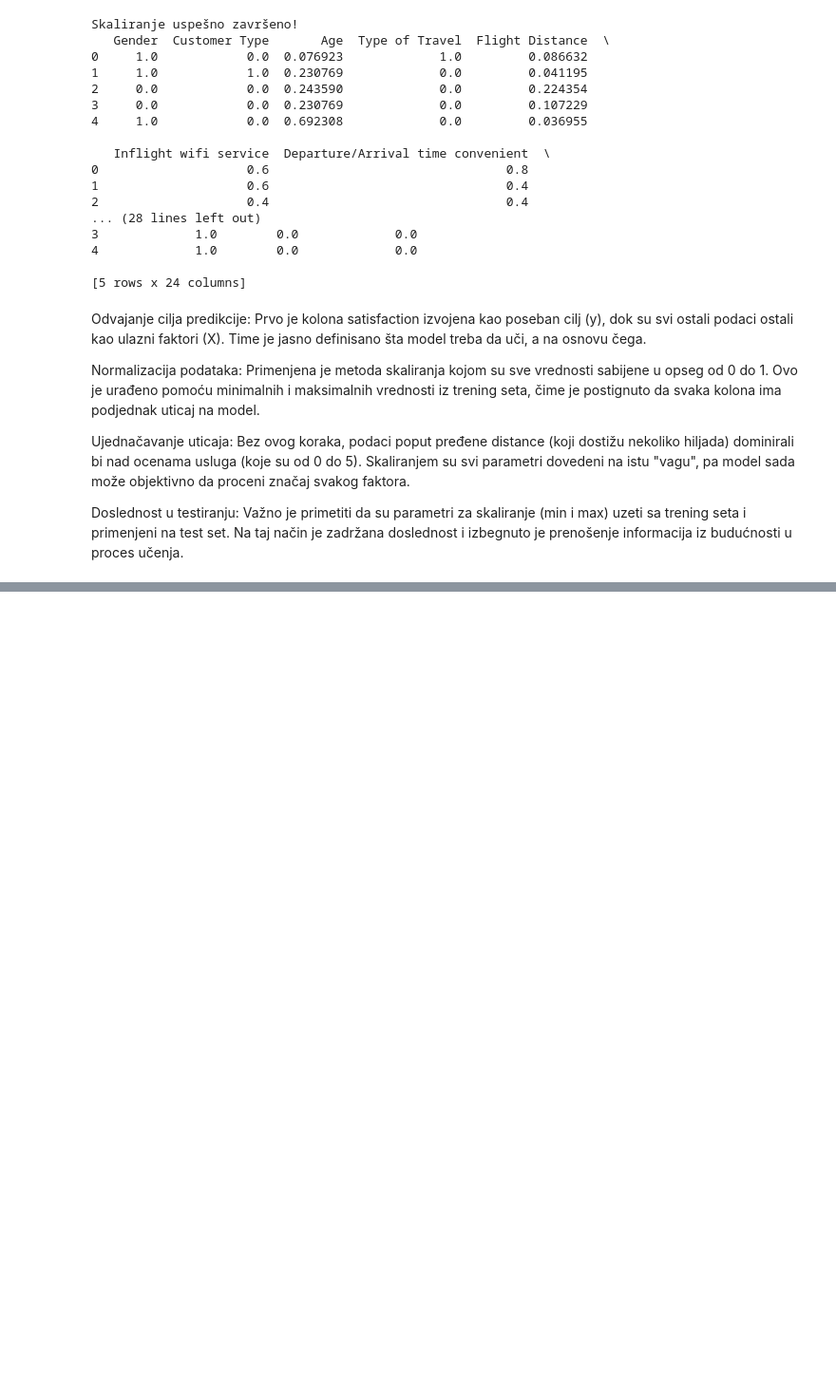
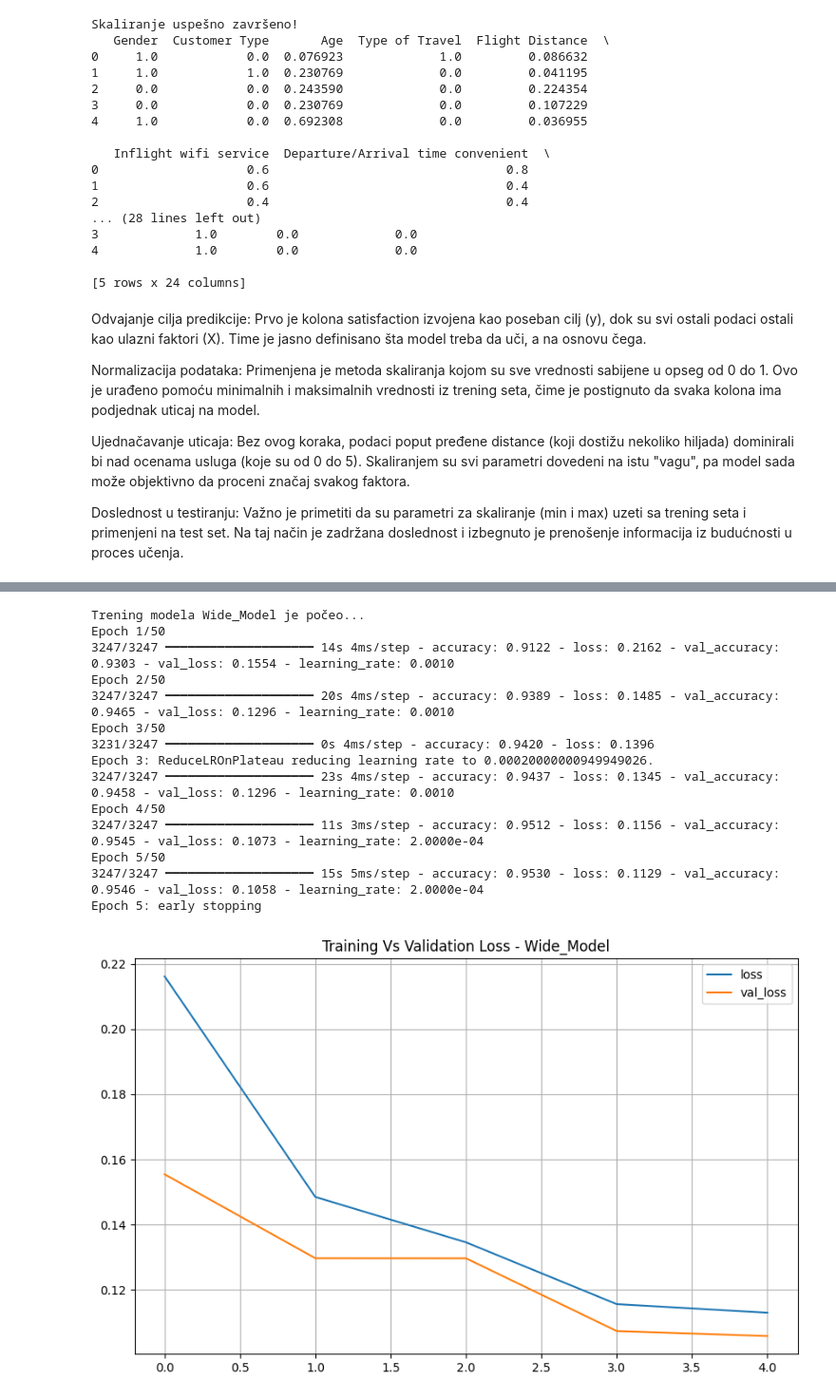
Before and after one commit to mekfluri/Neural-Networks, a Jupyter notebook: notebooks/notebook.ipynb, the cells around one changed output, grey strips where cells are left out. Shown at 95% size. Cells and saved outputs as stored; diff of their text form; code cells hidden in the pictures; blank space fills up the shorter version.

```diff
--- a/notebooks/notebook.ipynb
+++ b/notebooks/notebook.ipynb
@@ -271,0 +370,35 @@ Deep Model je definitivno najbolji izbor za ovaj projekat. On postiže najvišu
+# %%
+model = model_wide
+
+print(f"Trening modela {model.name} je počeo...")
+
+history_wide = model.fit(
+    x=X_train_scaled,
+    y=y_train,
+    epochs=50,
+    validation_data=(X_test_scaled, y_test),
+    callbacks=[early_stop, reduce_lr],
+    verbose=1
+)
+
+loss_df_wide = pd.DataFrame(history_wide.history)
+loss_df_wide.loc[:, ['loss', 'val_loss']].plot(figsize=(10, 6))
+plt.title(f'Training Vs Validation Loss - {model.name}')
+plt.grid(True)
+plt.show()
+# %% [output]
+Trening modela Wide_Model je počeo...
+Epoch 1/50
+3247/3247 ━━━━━━━━━━━━━━━━━━━━ 14s 4ms/step - accuracy: 0.9122 - loss: 0.2162 - val_accuracy: 0.9303 - val_loss: 0.1554 - learning_rate: 0.0010
+Epoch 2/50
+3247/3247 ━━━━━━━━━━━━━━━━━━━━ 20s 4ms/step - accuracy: 0.9389 - loss: 0.1485 - val_accuracy: 0.9465 - val_loss: 0.1296 - learning_rate: 0.0010
+Epoch 3/50
+3231/3247 ━━━━━━━━━━━━━━━━━━━━ 0s 4ms/step - accuracy: 0.9420 - loss: 0.1396
+Epoch 3: ReduceLROnPlateau reducing learning rate to 0.00020000000949949026.
+3247/3247 ━━━━━━━━━━━━━━━━━━━━ 23s 4ms/step - accuracy: 0.9437 - loss: 0.1345 - val_accuracy: 0.9458 - val_loss: 0.1296 - learning_rate: 0.0010
+Epoch 4/50
+3247/3247 ━━━━━━━━━━━━━━━━━━━━ 11s 3ms/step - accuracy: 0.9512 - loss: 0.1156 - val_accuracy: 0.9545 - val_loss: 0.1073 - learning_rate: 2.0000e-04
+Epoch 5/50
+3247/3247 ━━━━━━━━━━━━━━━━━━━━ 15s 5ms/step - accuracy: 0.9530 - loss: 0.1129 - val_accuracy: 0.9546 - val_loss: 0.1058 - learning_rate: 2.0000e-04
+Epoch 5: early stopping
+[figure, added]
```
Also changed, not shown: parts of 12 cells of this notebook.
